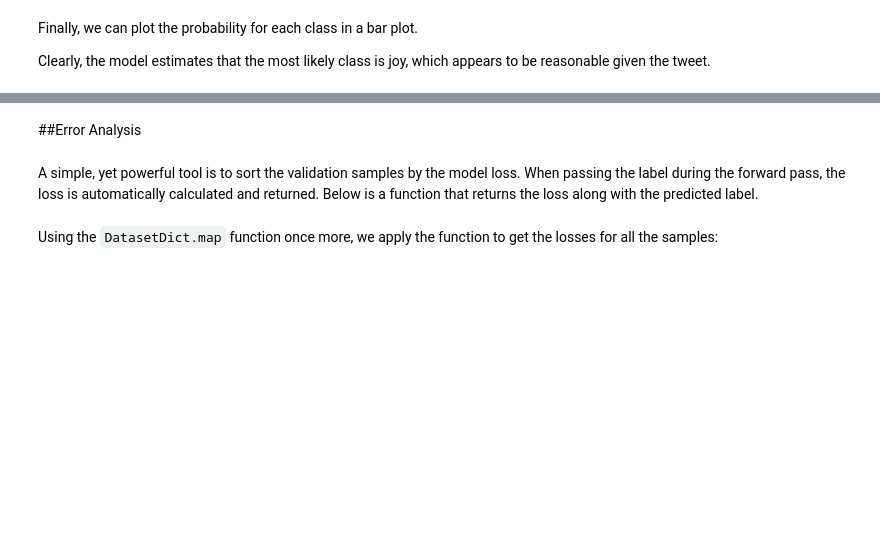
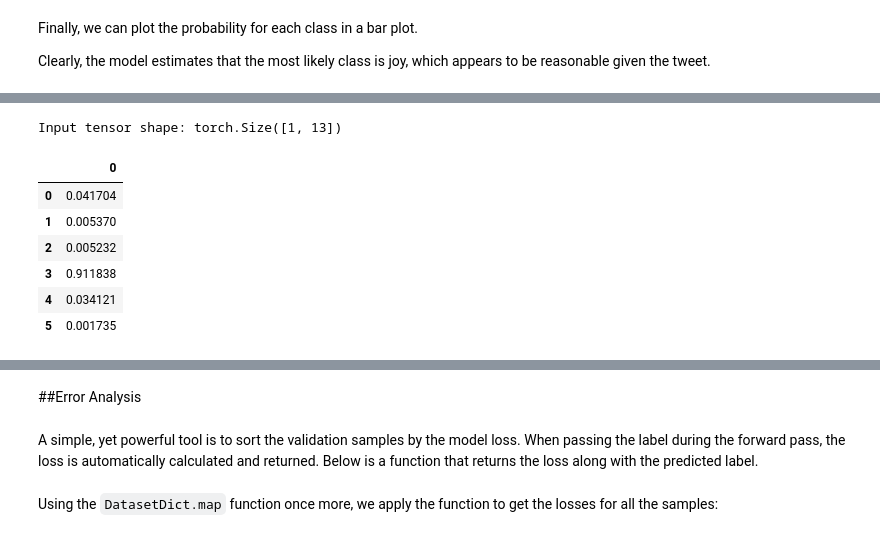
Before and after one commit to rahiakela/transformers-research-and-practice, a Jupyter notebook: natural-language-processing-with-transformers/02-text-classification/01_text_classification_using_feature_extractors.ipynb, the cells around one changed output, grey strips where cells are left out. Cells and saved outputs as stored; diff of their text form; code cells hidden in the pictures; blank space fills up the shorter version.

```diff
--- a/natural-language-processing-with-transformers/02-text-classification/01_text_classification_using_feature_extractors.ipynb
+++ b/natural-language-processing-with-transformers/02-text-classification/01_text_classification_using_feature_extractors.ipynb
@@ -708,0 +649,19 @@ plt.ylabel("Class probability (%)")
+# %%
+custom_tweet = "the person, i met was very rude and boring."
+input_tensor = tokenizer(custom_tweet, return_tensors="pt").to(device)
+print(f"Input tensor shape: {input_tensor['input_ids'].size()}")
+
+outputs = extract_hidden_states(input_tensor)
+pred_prob = lr_clf.predict_proba(outputs["hidden_state"])
+
+preds_df = pd.DataFrame(pred_prob[0])
+preds_df
+# %% [output]
+Input tensor shape: torch.Size([1, 13])
+|  | 0 |
+| 0 | 0.041704 |
+| 1 | 0.005370 |
+| 2 | 0.005232 |
+| 3 | 0.911838 |
+| 4 | 0.034121 |
+| 5 | 0.001735 |
```
Also changed, not shown: parts of 42 cells of this notebook.
